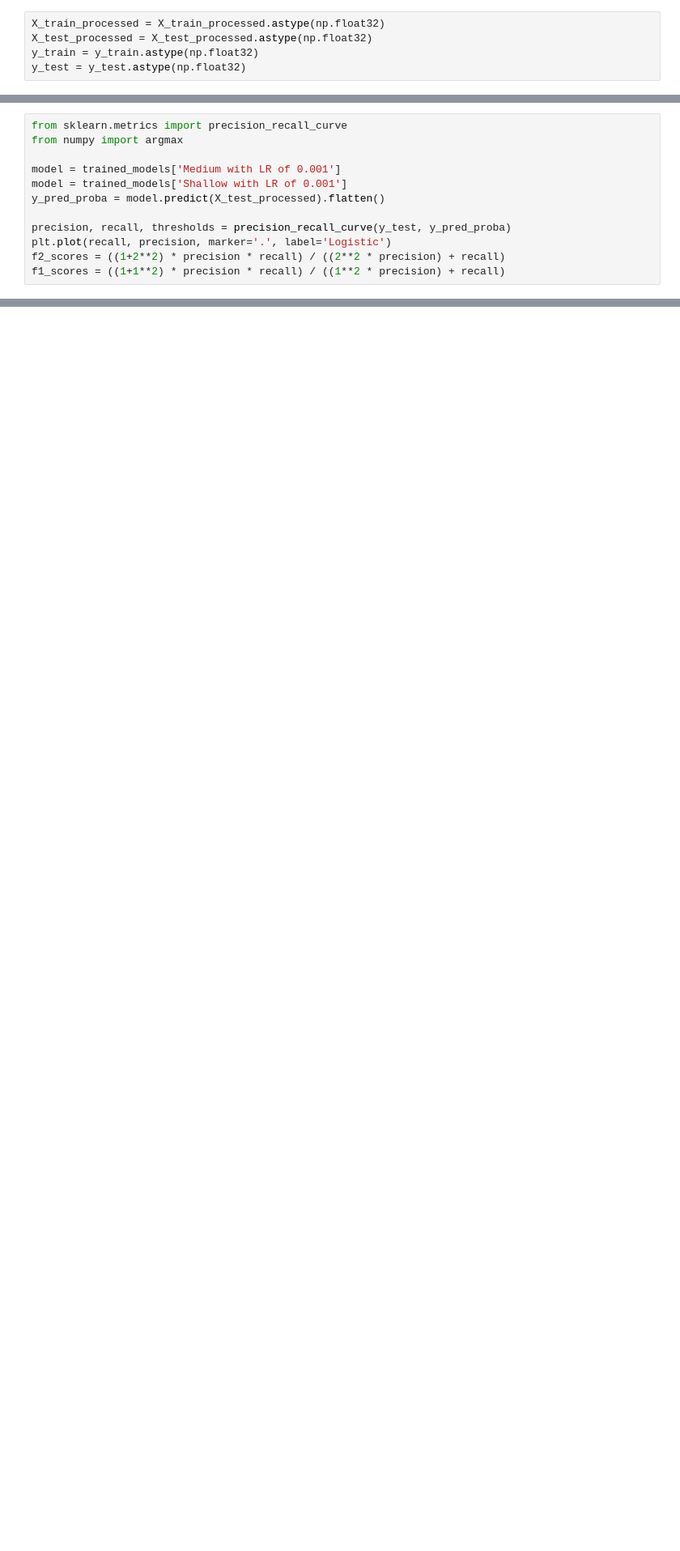
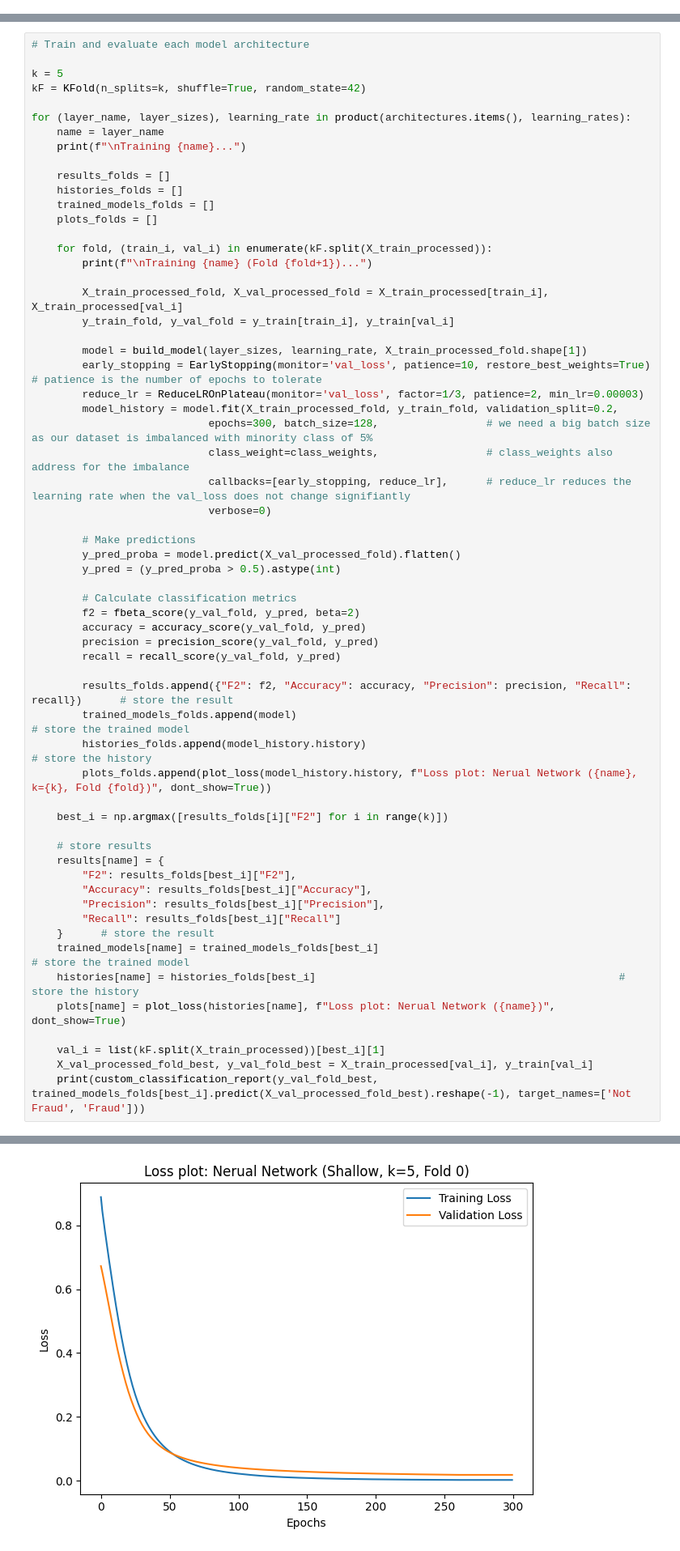
Before and after one commit to dev-JasonYoo/Fraudulent-Job-Posting-Prediction-with-NLP, a Jupyter notebook: 3_6_data_training_neural_network.ipynb, the cells around one changed output, grey strips where cells are left out. Shown: that part at 81% size. Drawn from its saved outputs; the diff is of its cells as text; blank space fills up the shorter version.

```diff
--- a/3_6_data_training_neural_network.ipynb
+++ b/3_6_data_training_neural_network.ipynb
@@ -857,5 +161,0 @@ histories = {}
-# %%
-X_train_processed = X_train_processed.astype(np.float32)
-X_test_processed = X_test_processed.astype(np.float32)
-y_train = y_train.astype(np.float32)
-y_test = y_test.astype(np.float32)
@@ -1045,12 +161,0 @@ custom_classification_report(y_test, (y_pred_proba > 0.5))
-# %%
-from sklearn.metrics import precision_recall_curve
-from numpy import argmax
-
-model = trained_models['Medium with LR of 0.001']
-model = trained_models['Shallow with LR of 0.001']
-y_pred_proba = model.predict(X_test_processed).flatten()
-
-precision, recall, thresholds = precision_recall_curve(y_test, y_pred_proba)
-plt.plot(recall, precision, marker='.', label='Logistic')
-f2_scores = ((1+2**2) * precision * recall) / ((2**2 * precision) + recall)
-f1_scores = ((1+1**2) * precision * recall) / ((1**2 * precision) + recall)
@@ -1138,0 +186,62 @@ Not Fraud      0.987     0.982     0.983      3410
+# %%
+# Train and evaluate each model architecture
+
+k = 5
+kF = KFold(n_splits=k, shuffle=True, random_state=42)
+
+for (layer_name, layer_sizes), learning_rate in product(architectures.items(), learning_rates):
+    name = layer_name
+    print(f"\nTraining {name}...")
+
+    results_folds = []
+    histories_folds = []
+    trained_models_folds = []
+    plots_folds = []
+
+    for fold, (train_i, val_i) in enumerate(kF.split(X_train_processed)):
+        print(f"\nTraining {name} (Fold {fold+1})...")
+
+        X_train_processed_fold, X_val_processed_fold = X_train_processed[train_i], X_train_processed[val_i]
+        y_train_fold, y_val_fold = y_train[train_i], y_train[val_i]
+
+        model = build_model(layer_sizes, learning_rate, X_train_processed_fold.shape[1])
+        early_stopping = EarlyStopping(monitor='val_loss', patience=10, restore_best_weights=True) # patience is the number of epochs to tolerate
+        reduce_lr = ReduceLROnPlateau(monitor='val_loss', factor=1/3, patience=2, min_lr=0.00003)
+        model_history = model.fit(X_train_processed_fold, y_train_fold, validation_split=0.2,
+                            epochs=300, batch_size=128,                 # we need a big batch size as our dataset is imbalanced with minority class of 5%
+                            class_weight=class_weights,                 # class_weights also address for the imbalance
+                            callbacks=[early_stopping, reduce_lr],      # reduce_lr reduces the learning rate when the val_loss does not change signifiantly
+                            verbose=0)
+
+        # Make predictions
+        y_pred_proba = model.predict(X_val_processed_fold).flatten()
+        y_pred = (y_pred_proba > 0.5).astype(int)
+
+        # Calculate classification metrics
+        f2 = fbeta_score(y_val_fold, y_pred, beta=2)
+        accuracy = accuracy_score(y_val_fold, y_pred)
+        precision = precision_score(y_val_fold, y_pred)
+        recall = recall_score(y_val_fold, y_pred)
+
+        results_folds.append({"F2": f2, "Accuracy": accuracy, "Precision": precision, "Recall": recall})      # store the result
+        trained_models_folds.append(model)                                                                    # store the trained model
+        histories_folds.append(model_history.history)                                                      # store the history
+        plots_folds.append(plot_loss(model_history.history, f"Loss plot: Nerual Network ({name}, k={k}, Fold {fold})", dont_show=True))
+
+    best_i = np.argmax([results_folds[i]["F2"] for i in range(k)])
+
+    # store results
+    results[name] = {
+        "F2": results_folds[best_i]["F2"],
+        "Accuracy": results_folds[best_i]["Accuracy"],
+        "Precision": results_folds[best_i]["Precision"],
+        "Recall": results_folds[best_i]["Recall"]
+    }      # store the result
+    trained_models[name] = trained_models_folds[best_i]                                                                    # store the trained model
+    histories[name] = histories_folds[best_i]                                                # store the history
+    plots[name] = plot_loss(histories[name], f"Loss plot: Nerual Network ({name})", dont_show=True)
+
+    val_i = list(kF.split(X_train_processed))[best_i][1]
+    X_val_processed_fold_best, y_val_fold_best = X_train_processed[val_i], y_train[val_i]
+    print(custom_classification_report(y_val_fold_best, trained_models_folds[best_i].predict(X_val_processed_fold_best).reshape(-1), target_names=['Not Fraud', 'Fraud']))
+# %% [output]
@@ -1138,0 +269 @@ Not Fraud      0.987     0.982     0.983      3410
+[figure, added]
```
Also changed, not shown: parts of 63 cells of this notebook, 1 other file.
